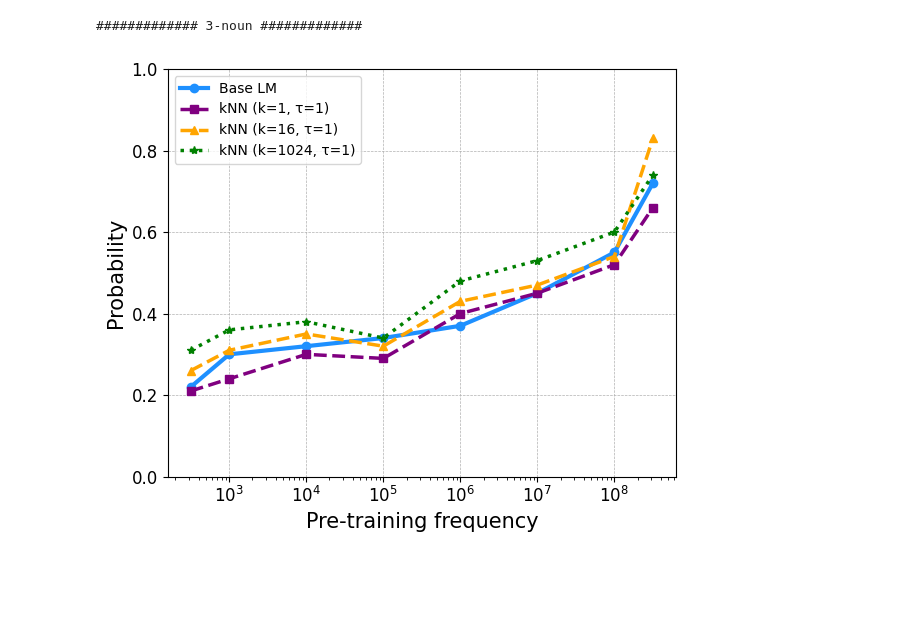
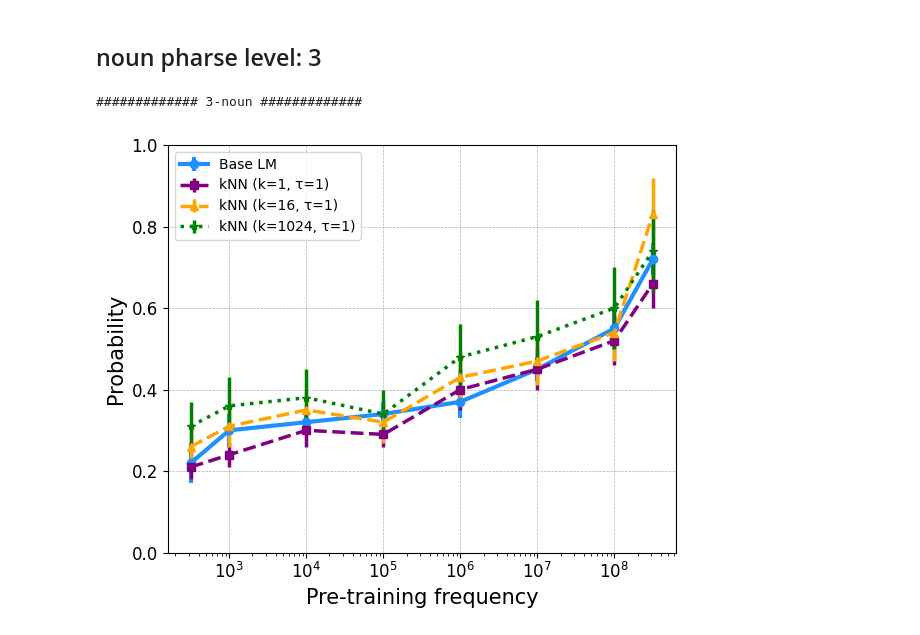
Before and after one commit to Jing-L97/target_neuron_ablation, a Jupyter notebook: notebooks/RAG.ipynb, the cells around one changed output. Saved outputs shown, nothing was run; the diff lists cells and outputs as text; code cells hidden in the pictures; blank space fills up the shorter version.

```diff
--- a/notebooks/RAG.ipynb
+++ b/notebooks/RAG.ipynb
@@ -4,7 +98,7 @@ import matplotlib.pyplot as plt
 
 
 # Plotting
-def plot_prob(base_lm,knn_1_tau1,knn_16_tau1,knn_1024_tau1):
+def plot_prob_without(base_lm,knn_1_tau1,knn_16_tau1,knn_1024_tau1):
     # Pre-training frequency (log scale)
     x = [10**2.5, 10**3, 10**4, 10**5, 10**6, 10**7, 10**8, 10**8.5]
 
@@ -14,7 +108,7 @@ def plot_prob(base_lm,knn_1_tau1,knn_16_tau1,knn_1024_tau1):
     plt.plot(x, knn_16_tau1, '--^', label='kNN (k=16, τ=1)', color='orange', linewidth=2.5)
     plt.plot(x, knn_1024_tau1, ':*', label='kNN (k=1024, τ=1)', color='green', linewidth=2.5)
 
-    # Styling
+    # Style
     plt.xscale('log')
     plt.xlabel('Pre-training frequency',fontsize=15)
     plt.ylabel('Probability',fontsize=15)
@@ -78,10 +434,33 @@ plot_prob(base_lm,knn_1_tau1,knn_16_tau1,knn_1024_tau1)
+# %% [markdown]
+## noun pharse level: 3
 # %%
 print("############# 3-noun #############")
+
+# Central values
 knn_1_tau1 =     [0.21, 0.24, 0.30, 0.29, 0.40, 0.45, 0.52, 0.66]
 knn_16_tau1 =    [0.26, 0.31, 0.35, 0.32, 0.43, 0.47, 0.54, 0.83]
 knn_1024_tau1 =  [0.31, 0.36, 0.38, 0.34, 0.48, 0.53, 0.60, 0.74]
 
-plot_prob(base_lm,knn_1_tau1,knn_16_tau1,knn_1024_tau1)
+# Confidence intervals (more variation, especially for higher k)
+knn_1_tau1_ci = [
+    (0.18, 0.24), (0.21, 0.27), (0.26, 0.34), (0.26, 0.32),
+    (0.35, 0.45), (0.40, 0.50), (0.46, 0.58), (0.60, 0.72)
+]
+
+knn_16_tau1_ci = [
+    (0.21, 0.31), (0.26, 0.36), (0.30, 0.40), (0.27, 0.37),
+    (0.37, 0.49), (0.41, 0.53), (0.47, 0.61), (0.74, 0.92)
+]
+
+knn_1024_tau1_ci = [
+    (0.25, 0.37), (0.29, 0.43), (0.31, 0.45), (0.28, 0.40),
+    (0.40, 0.56), (0.44, 0.62), (0.50, 0.70), (0.64, 0.84)
+]
+
+
+# Plot
+plot_prob(base_lm, knn_1_tau1, knn_16_tau1, knn_1024_tau1,
+          base_lm_ci, knn_1_tau1_ci, knn_16_tau1_ci, knn_1024_tau1_ci)
 # %% [output]
 ############# 3-noun #############
-[figure, old version]
+[figure, new version]
```
Also changed, not shown: parts of 33 cells of this notebook, 13 other files.
